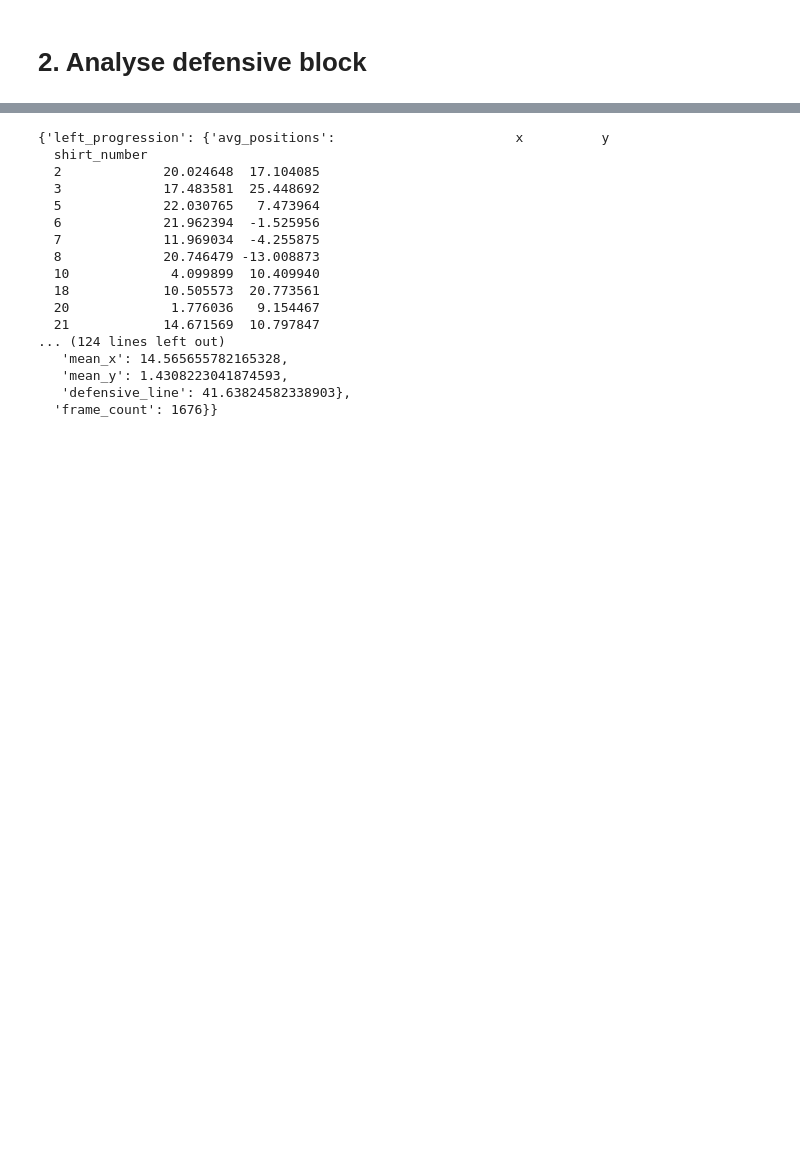
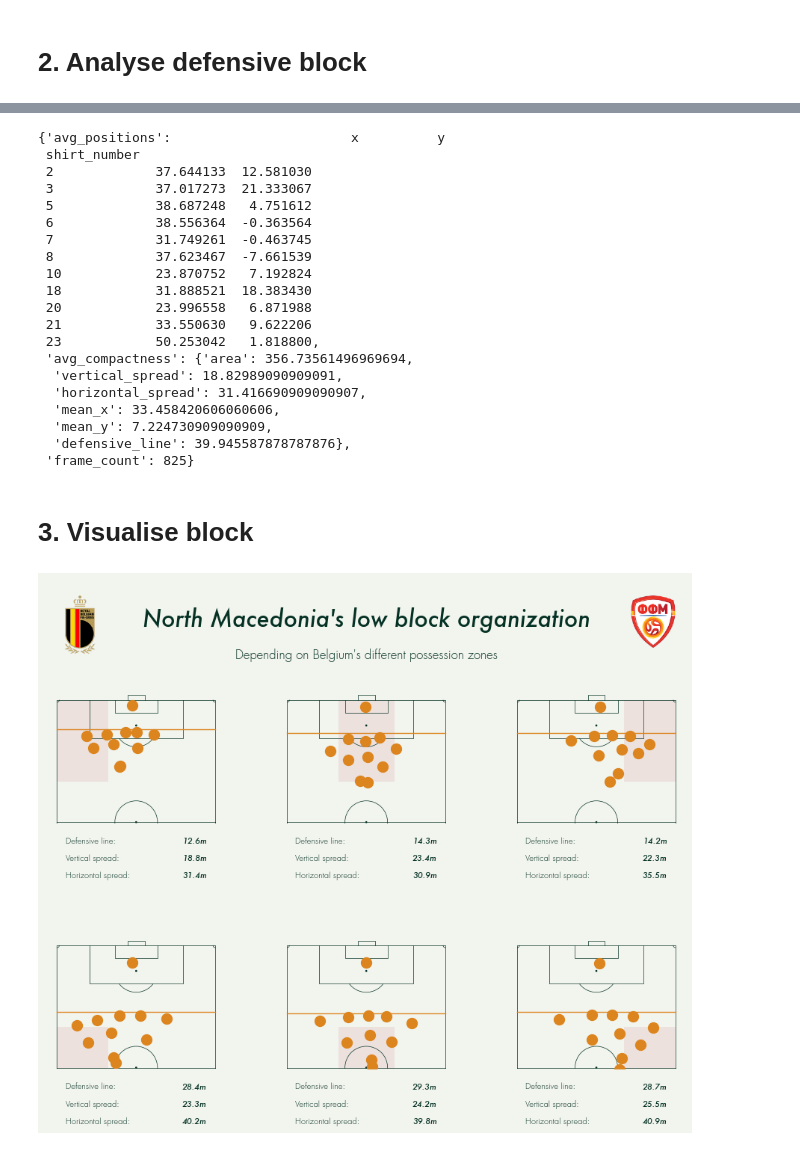
Before and after one commit to MarijnSt/belgium-north-macedonia-analysis, a Jupyter notebook: notebooks/defensive_block_analysis.ipynb, the cells around one changed output, grey strips where cells are left out. Cells and saved outputs as stored; diff of their text form; code cells hidden in the pictures; blank space fills up the shorter version.

```diff
--- a/notebooks/defensive_block_analysis.ipynb
+++ b/notebooks/defensive_block_analysis.ipynb
@@ -394,20 +219,32 @@ macedonia_block_analysis = analyze_block_by_ball_position(
 # %%
-macedonia_block_analysis
+macedonia_block_analysis["left_final_third"]
 # %% [output]
-{'left_progression': {'avg_positions':                       x          y
-  shirt_number
-  2             20.024648  17.104085
-  3             17.483581  25.448692
-  5             22.030765   7.473964
-  6             21.962394  -1.525956
-  7             11.969034  -4.255875
-  8             20.746479 -13.008873
-  10             4.099899  10.409940
-  18            10.505573  20.773561
-  20             1.776036   9.154467
-  21            14.671569  10.797847
-... (124 lines left out)
-   'mean_x': 14.565655782165328,
-   'mean_y': 1.4308223041874593,
-   'defensive_line': 41.63824582338903},
-  'frame_count': 1676}}
+{'avg_positions':                       x          y
+ shirt_number
+ 2             37.644133  12.581030
+ 3             37.017273  21.333067
+ 5             38.687248   4.751612
+ 6             38.556364  -0.363564
+ 7             31.749261  -0.463745
+ 8             37.623467  -7.661539
+ 10            23.870752   7.192824
+ 18            31.888521  18.383430
+ 20            23.996558   6.871988
+ 21            33.550630   9.622206
+ 23            50.253042   1.818800,
+ 'avg_compactness': {'area': 356.73561496969694,
+  'vertical_spread': 18.82989090909091,
+  'horizontal_spread': 31.416690909090907,
+  'mean_x': 33.458420606060606,
+  'mean_y': 7.224730909090909,
+  'defensive_line': 39.945587878787876},
+ 'frame_count': 825}
+# %% [markdown]
+# 3. Visualise block
+# %%
+from viz import plot_defensive_blocks
+
+fig = plot_defensive_blocks(macedonia_block_analysis, "North Macedonia", "Belgium")
+fig.show()
+# %% [output]
+[figure, added]
```
Also changed, not shown: parts of 6 cells of this notebook, 8 other files.
